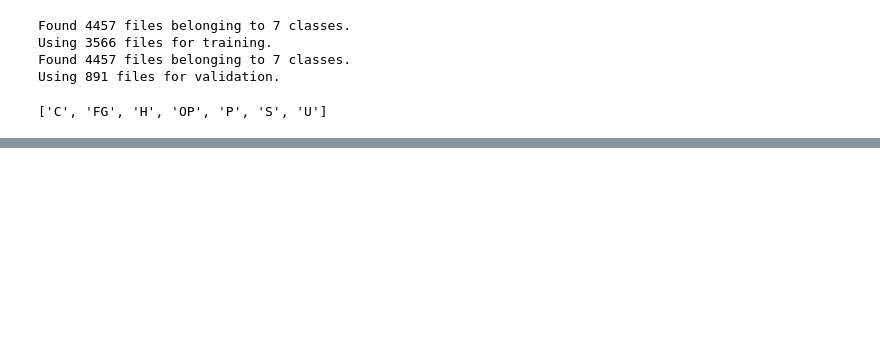
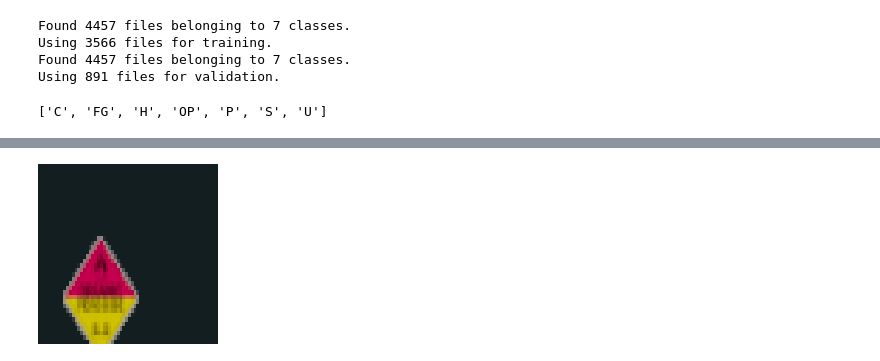
Before and after one commit to Quantumlyy/rcj-erebus-fixture-model, a Jupyter notebook: Main.ipynb, the cells around one changed output, grey strips where cells are left out. Saved outputs shown, nothing was run; the diff lists cells and outputs as text; code cells hidden in the pictures; blank space fills up the shorter version.

```diff
--- a/Main.ipynb
+++ b/Main.ipynb
@@ -297,0 +306,4 @@ ImportError: Could not import PIL.Image. The use of `load_img` requires PIL.
+# %%
+img
+# %% [output]
+[figure, added]
```
Also changed, not shown: parts of 13 cells of this notebook, 6 other files.
